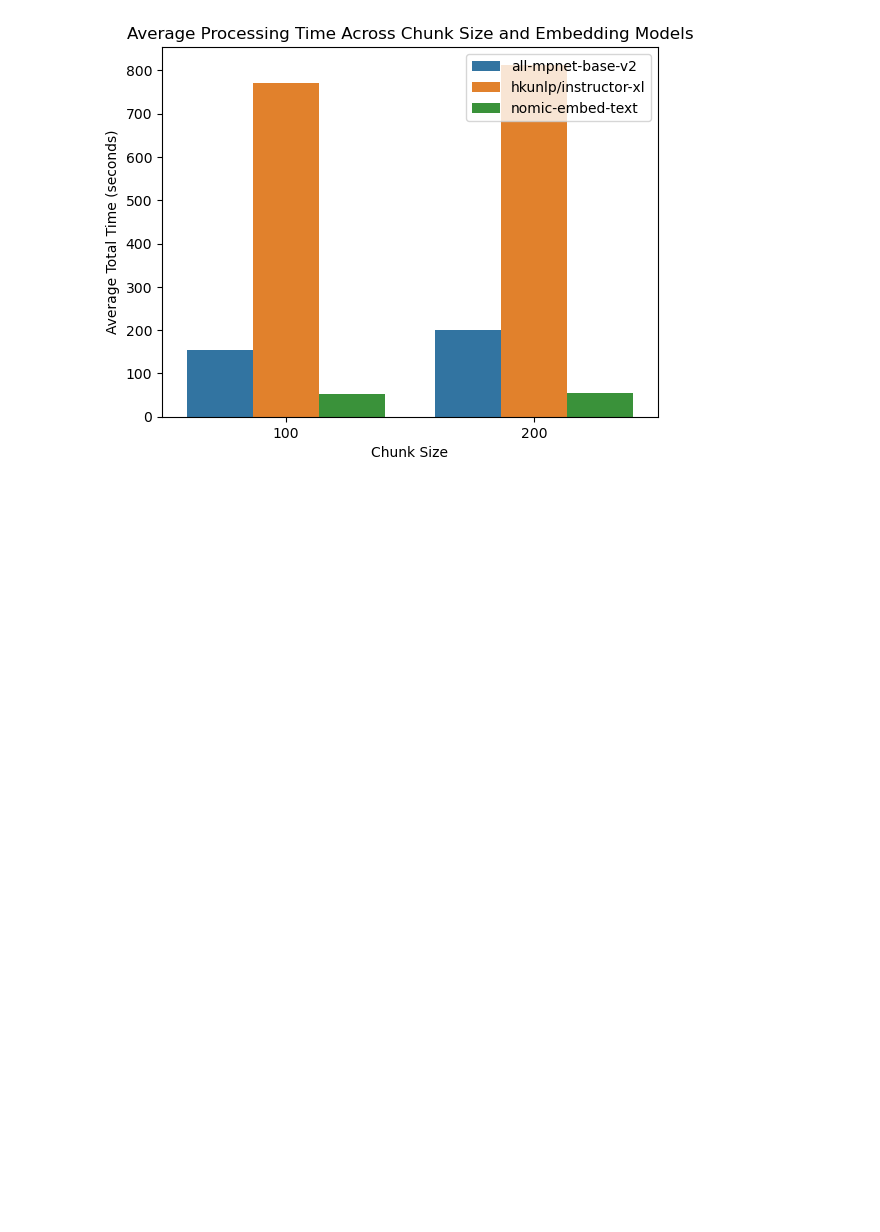
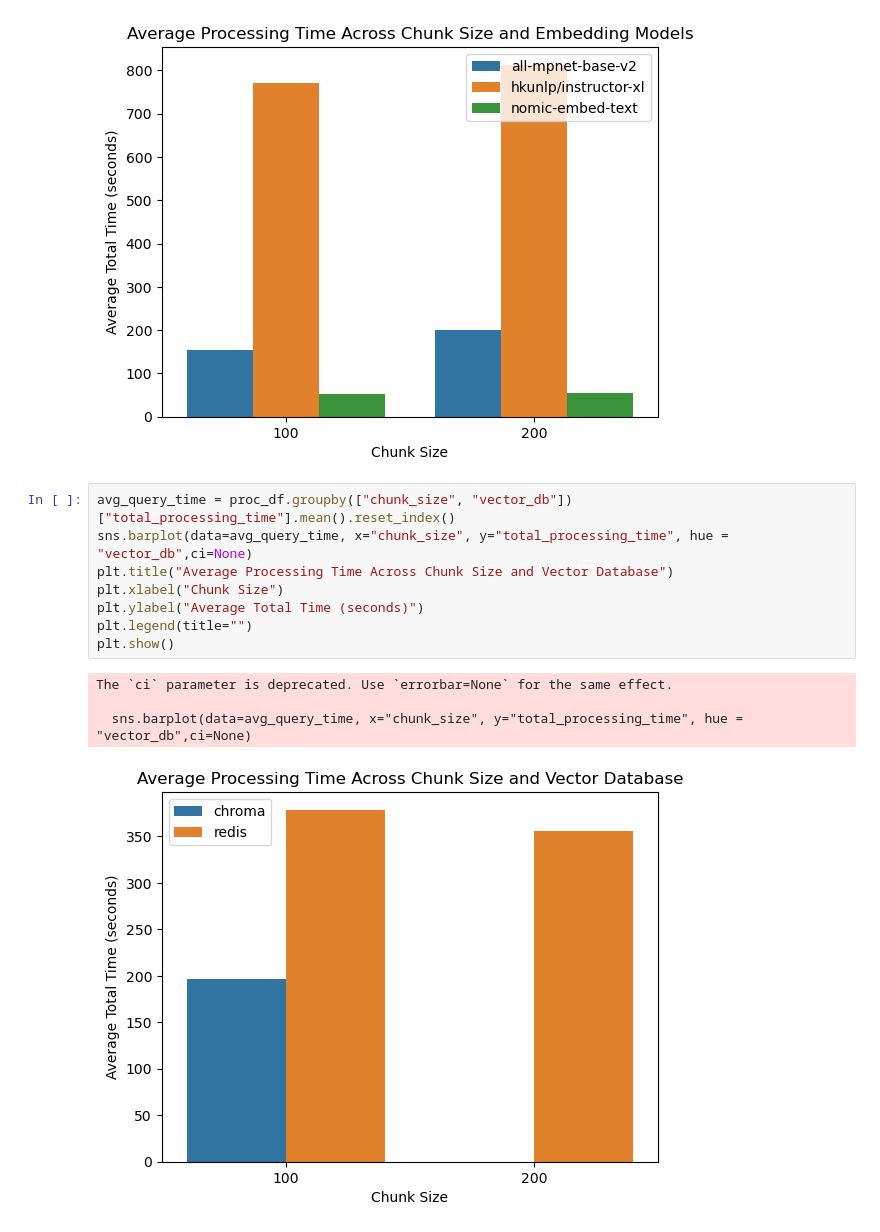
Before and after one commit to mmikanguyen/practical02, a Jupyter notebook: practical02_viz.ipynb, the cells around one changed output. Cells and saved outputs as stored; diff of their text form; blank space fills up the shorter version.

```diff
--- a/practical02_viz.ipynb
+++ b/practical02_viz.ipynb
@@ -125,3 +100,16 @@ The `ci` parameter is deprecated. Use `errorbar=None` for the same effect.
 
   sns.barplot(data=avg_query_time, x="chunk_size", y="total_processing_time", hue = "embedding_model",ci=None)
 [figure]
+# %%
+avg_query_time = proc_df.groupby(["chunk_size", "vector_db"])["total_processing_time"].mean().reset_index()
+sns.barplot(data=avg_query_time, x="chunk_size", y="total_processing_time", hue = "vector_db",ci=None)
+plt.title("Average Processing Time Across Chunk Size and Vector Database")
+plt.xlabel("Chunk Size")
+plt.ylabel("Average Total Time (seconds)")
+plt.legend(title="")
+plt.show()
+# %% [output]
+The `ci` parameter is deprecated. Use `errorbar=None` for the same effect.
+
+  sns.barplot(data=avg_query_time, x="chunk_size", y="total_processing_time", hue = "vector_db",ci=None)
+[figure, added]
```
Also changed, not shown: parts of 5 cells of this notebook.
